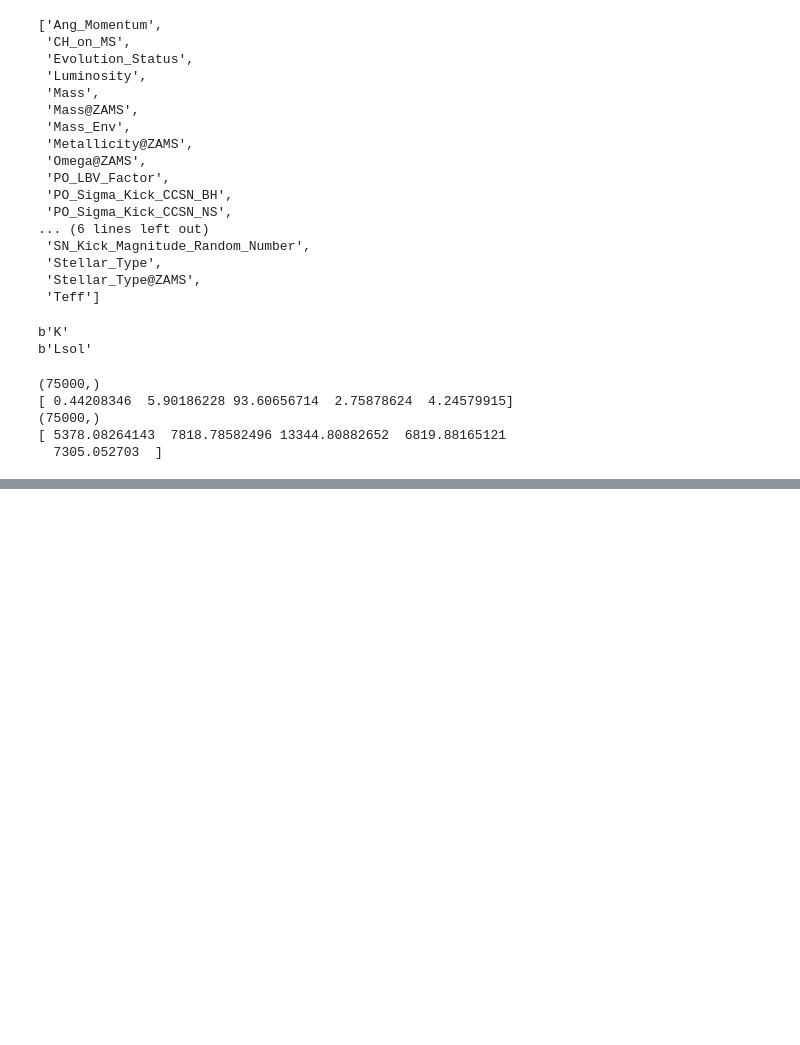
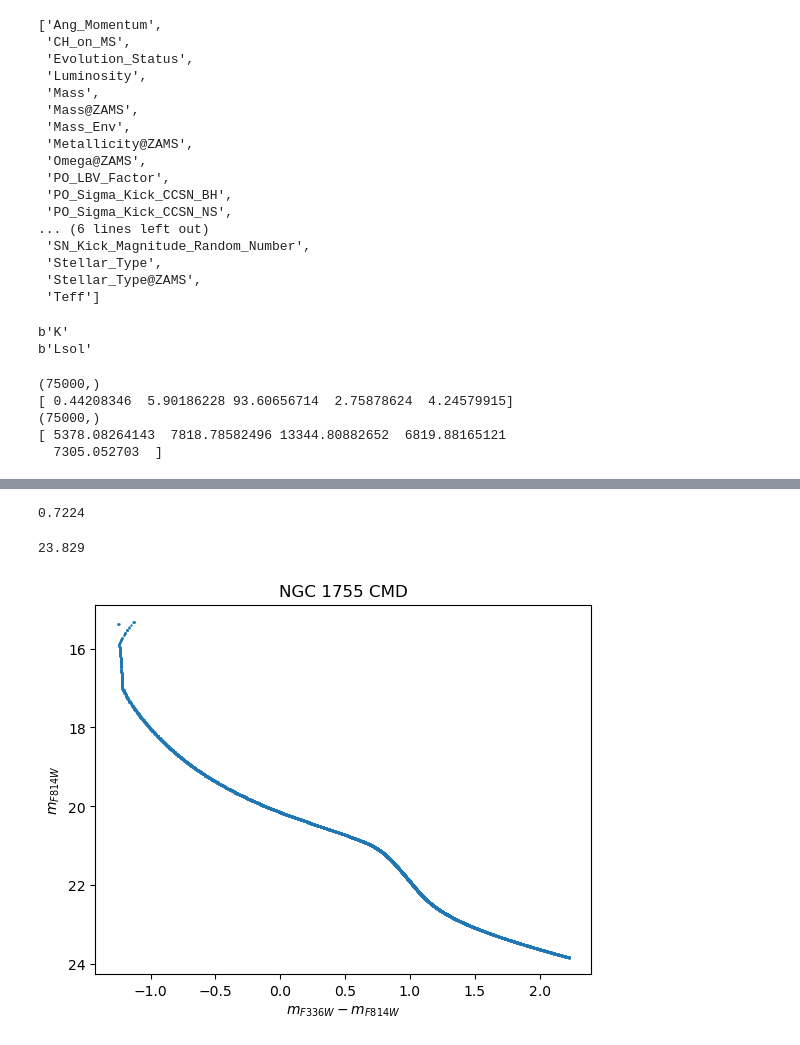
Before and after one commit to mkim0029/COMPAS, a Jupyter notebook: src/COMPAS_Output/absorb_coeff.ipynb, the cells around one changed output, grey strips where cells are left out. Cells and saved outputs as stored; diff of their text form; code cells hidden in the pictures; blank space fills up the shorter version.

```diff
--- a/src/COMPAS_Output/absorb_coeff.ipynb
+++ b/src/COMPAS_Output/absorb_coeff.ipynb
@@ -122,0 +105,43 @@ plt.legend()
+# %%
+df_n = []
+for n in range(1,8):
+    with open(f"output_YBC ({n}).txt") as f:
+        lines = f.readlines()
+        labels = list(lines[0].split(" "))[:-1]
+        for i in range(1,len(lines)):
+            if i%2:
+                numbers_str = lines[i].split()
+                x = np.array([float(num) for num in numbers_str])
+                df_n.append(x)
+
+df_n = pd.DataFrame(df_n, columns=labels)
+df_n = df_n.apply(pd.to_numeric)
+# %%
+0.14*5.16
+# %% [output]
+0.7224
+# %%
+def convert_to_mag(L, BC_F, A_coeff):
+    '''
+    # ref: https://www.nature.com/articles/s41550-021-01597-5#Sec2
+    M_bol = 4.74 - 2.5*np.log10(L)
+    M_F = np.array(M_bol) - np.array(BC_F)
+    '''
+    M_F = np.array(BC_F)
+    return M_F +  A_coeff * 0.14 + 18.29 #E(B-V) + (m-M)
+# %%
+simul_mF814W_SSE = convert_to_mag(SSE_file.iloc[:10000].L, df_n.F814W, 2.04)
+simul_mF336W_SSE = convert_to_mag(SSE_file.iloc[:10000].L, df_n.F336W, 5.16)
+# %%
+np.max(simul_mF814W_SSE)
+# %% [output]
+23.829
+# %%
+plt.scatter(simul_mF336W_SSE - simul_mF814W_SSE, simul_mF814W_SSE, s = 0.5)
+plt.title('NGC 1755 CMD')
+plt.xlabel(r'$m_{F336W}-m_{F814W}$')
+plt.ylabel(r'$m_{F814W}$')
+plt.gca().invert_yaxis()
+plt.ticklabel_format(useOffset=False)
+# %% [output]
+[figure, added]
```
Also changed, not shown: parts of 12 cells of this notebook, 10 other files.
